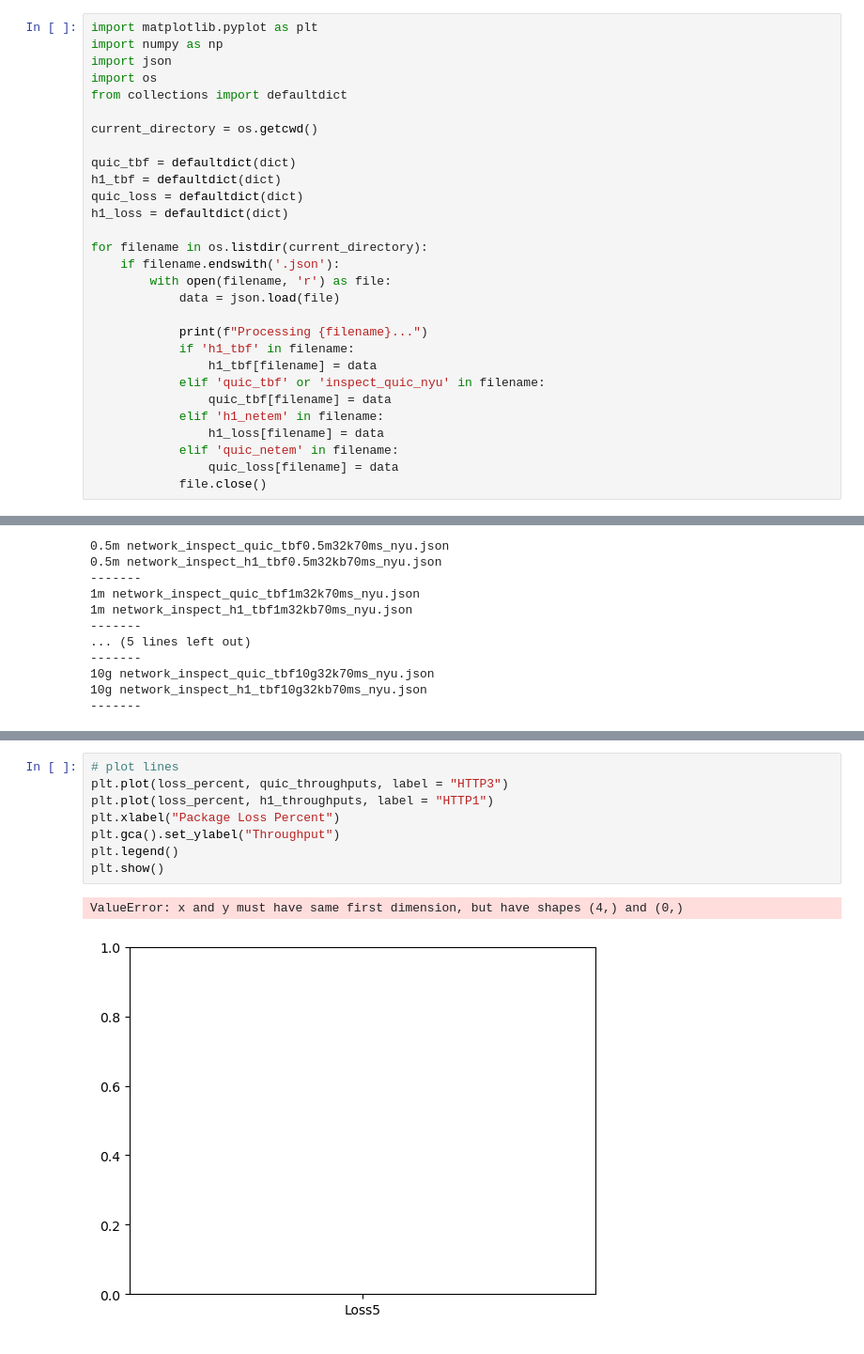
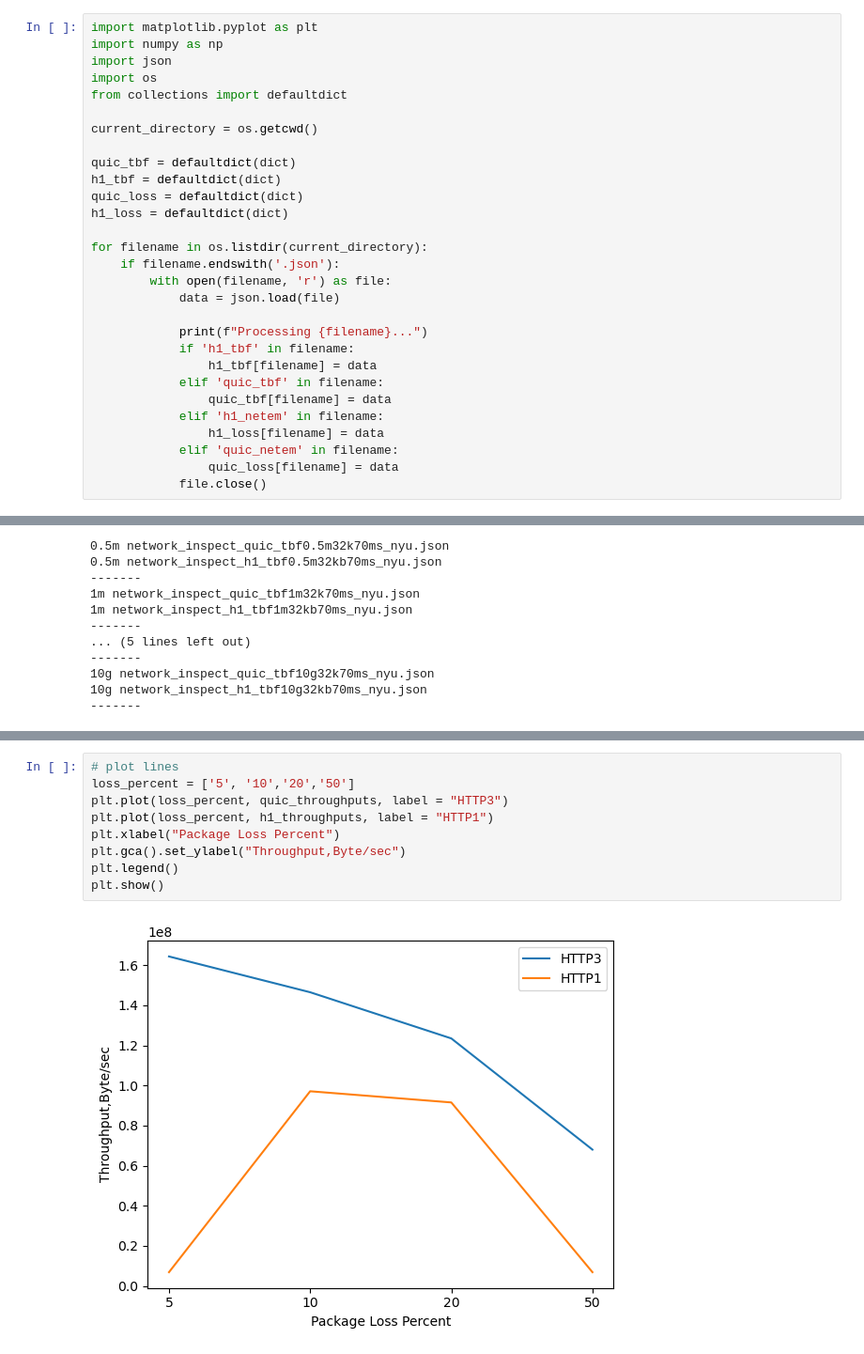
Before and after one commit to MingjieSong/QUIC-HTTP_Research, a Jupyter notebook: NYU/Graph-all.ipynb, the cells around one changed output, grey strips where cells are left out. Shown at 94% size. Saved outputs shown, nothing was run; the diff lists cells and outputs as text.

```diff
--- a/NYU/Graph-all.ipynb
+++ b/NYU/Graph-all.ipynb
@@ -20,7 +20,7 @@ for filename in os.listdir(current_directory):
             print(f"Processing {filename}...")
             if 'h1_tbf' in filename:
                 h1_tbf[filename] = data
-            elif 'quic_tbf' or 'inspect_quic_nyu' in filename:
+            elif 'quic_tbf' in filename:
                 quic_tbf[filename] = data
             elif 'h1_netem' in filename:
                 h1_loss[filename] = data
@@ -115,13 +124,13 @@ for size in loss_percent:
 -------
 # %%
 # plot lines
+loss_percent = ['5', '10','20','50']
 plt.plot(loss_percent, quic_throughputs, label = "HTTP3")
 plt.plot(loss_percent, h1_throughputs, label = "HTTP1")
 plt.xlabel("Package Loss Percent")
-plt.gca().set_ylabel("Throughput")
+plt.gca().set_ylabel("Throughput,Byte/sec")
 plt.legend()
 plt.show()
 # %% [output]
-ValueError: x and y must have same first dimension, but have shapes (4,) and (0,)
-[figure, old version]
+[figure, new version]
 # %%
```
Also changed, not shown: parts of 6 cells of this notebook, 3 other files.
